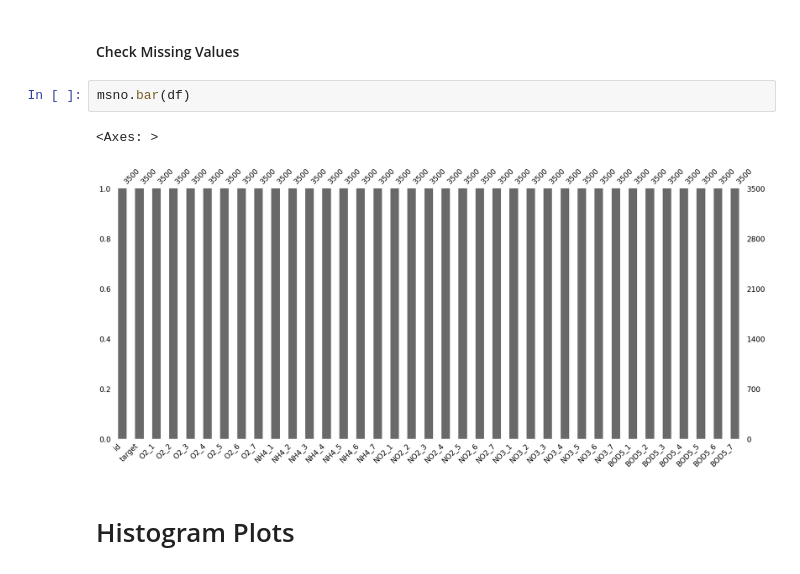
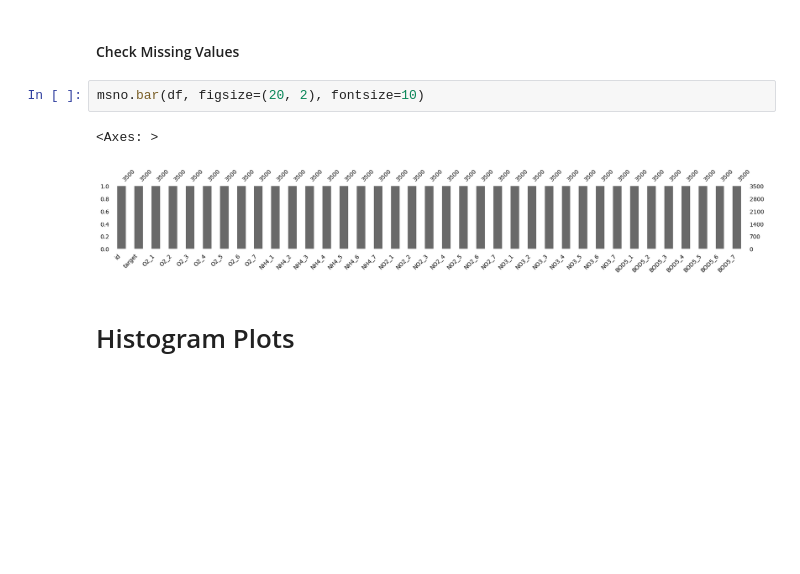
Before and after one commit to tonyhollaar/kaggle-competitions, a Jupyter notebook: improve-a-fixed-model-the-data-centric-way.ipynb, the cells around one changed output. Cells and saved outputs as stored; diff of their text form; blank space fills up the shorter version.

```diff
--- a/improve-a-fixed-model-the-data-centric-way.ipynb
+++ b/improve-a-fixed-model-the-data-centric-way.ipynb
@@ -216,10 +217,10 @@ list(df.columns)
 <a class="anchor"  id="EDA_Missing"></a>
 #### Check Missing Values
 # %%
-msno.bar(df)
+msno.bar(df, figsize=(20, 2), fontsize=10)
 # %% [output]
 <Axes: >
-[figure, old version]
+[figure, new version]
 # %% [markdown]
 <a class="anchor"  id="EDA_Histogram"></a>
 # Histogram Plots
```
Also changed, not shown: parts of 15 cells of this notebook.
